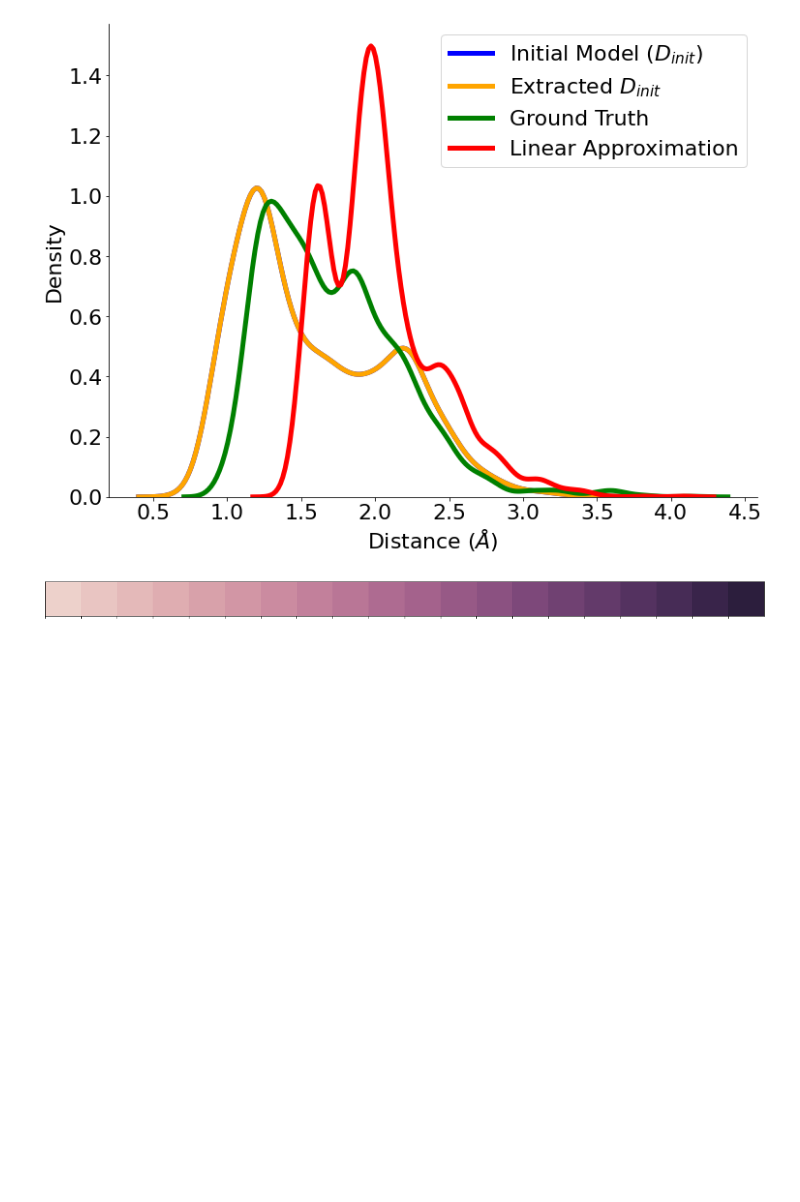
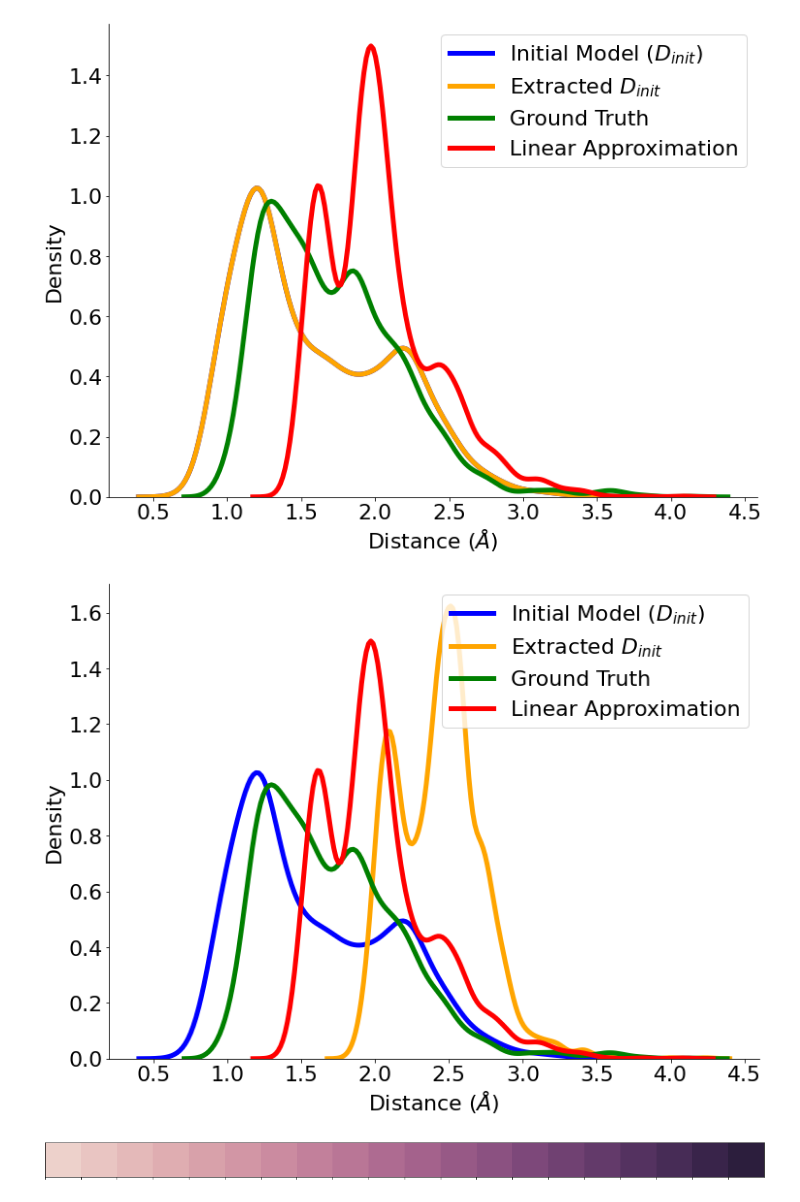
Before and after one commit to avishvj/ts_gen, a Jupyter notebook: create_figs/scripts/compare_opt_ts.ipynb, the cells around one changed output. Saved outputs shown, nothing was run; the diff lists cells and outputs as text; code cells hidden in the pictures; blank space fills up the shorter version.

Commit message:
dist_distr plot sorted, next: run multiple models

```diff
--- a/create_figs/scripts/compare_opt_ts.ipynb
+++ b/create_figs/scripts/compare_opt_ts.ipynb
@@ -45,3 +43,8 @@ new_D_init = np.load('../../new_D_init.npy')
+# %%
+file_base_folder = '../../log/'
+
+D_init1 = np.load('../../loose-files/new_D_init.npy')
+D_init2 = np.load(file_base_folder + '21Jul03_1253PM/D_init.npy')
 # %%
 model_ts = []
 test_ts_gauss = []
@@ -223,7 +226,7 @@ for idx in range(len(test_ts)):
     core_mask = (Chem.GetAdjacencyMatrix(test_p[idx]) + Chem.GetAdjacencyMatrix(test_r[idx])) == 1
 
     # AV: use saved new_D_init
-    core_model_dist.append(np.ravel(new_D_init[idx][0:N,0:N]*core_mask))
+    core_model_dist.append(np.ravel(D_init2[idx][0:N,0:N]*core_mask))
     # LP: core_model_dist.append(np.ravel(Chem.Get3DDistanceMatrix(model_ts_no_opt[idx])*core_mask))
     core_model_init.append(np.ravel(D_init[idx][0:N,0:N]*core_mask))
     core_test_dist.append(np.ravel(Chem.Get3DDistanceMatrix(test_ts[idx])*core_mask))
@@ -288,6 +290,32 @@ plt.savefig('dist_dists2.png', bbox_inches='tight')
 # plt.savefig('/home/lagnajit/Desktop/ts_prediction_paper/dist_dists.pdf', bbox_inches='tight')
 # %% [output]
 [figure]
+# %%
+fig, ax = plt.subplots(figsize=(12,9))
+sns.distplot(core_model_init_all, color='blue', kde_kws={"ls": '-', "shade": False, "lw": 5, "label": "Initial Model ($D_{init}$)"}, hist=False)# hist_kws={"alpha": 0.2})
+sns.distplot(core_model_dist_all, color='orange', kde_kws={"ls": '-', "shade": False,"lw": 5, "label": "Extracted $D_{init}$"}, hist=False)#hist_kws={"alpha": 0.2})
+sns.distplot(core_test_dist_all, color='green', kde_kws={"ls": '-', "shade": False,"lw": 5, "label": "Ground Truth"}, hist=False)# hist_kws={"alpha": 0.2})
+sns.distplot(core_approx_all, color='red', kde_kws={"ls": '-', "shade": False,"lw": 5, "label": "Linear Approximation"}, hist=False)#hist_kws={"alpha": 0.2})
+
+# sns.palplot(sns.cubehelix_palette(20, start=2.8, rot=.1))
+
+ax.legend(loc='best')
+
+ax.set_ylabel('Density', fontsize=22)
+ax.set_xlabel(r'Distance ($\AA$)', fontsize=22)
+ax.tick_params(axis='both', which='major', labelsize=22)
+ax.legend(fontsize=22)
+
+ax.spines["top"].set_visible(False)
+ax.spines["bottom"].set_visible(True)
+ax.spines["right"].set_visible(False)
+ax.spines["left"].set_visible(True)
+
+# plt.savefig('dist_dists2.png', bbox_inches='tight')
+
+# plt.savefig('/home/lagnajit/Desktop/ts_prediction_paper/dist_dists.pdf', bbox_inches='tight')
+# %% [output]
+[figure, added]
 # %%
 from rdkit.Chem.Draw import IPythonConsole
 from rdkit.Chem.Draw.MolDrawing import MolDrawing, DrawingOptions
```
Also changed, not shown: parts of 3 cells of this notebook, 1 other file.
